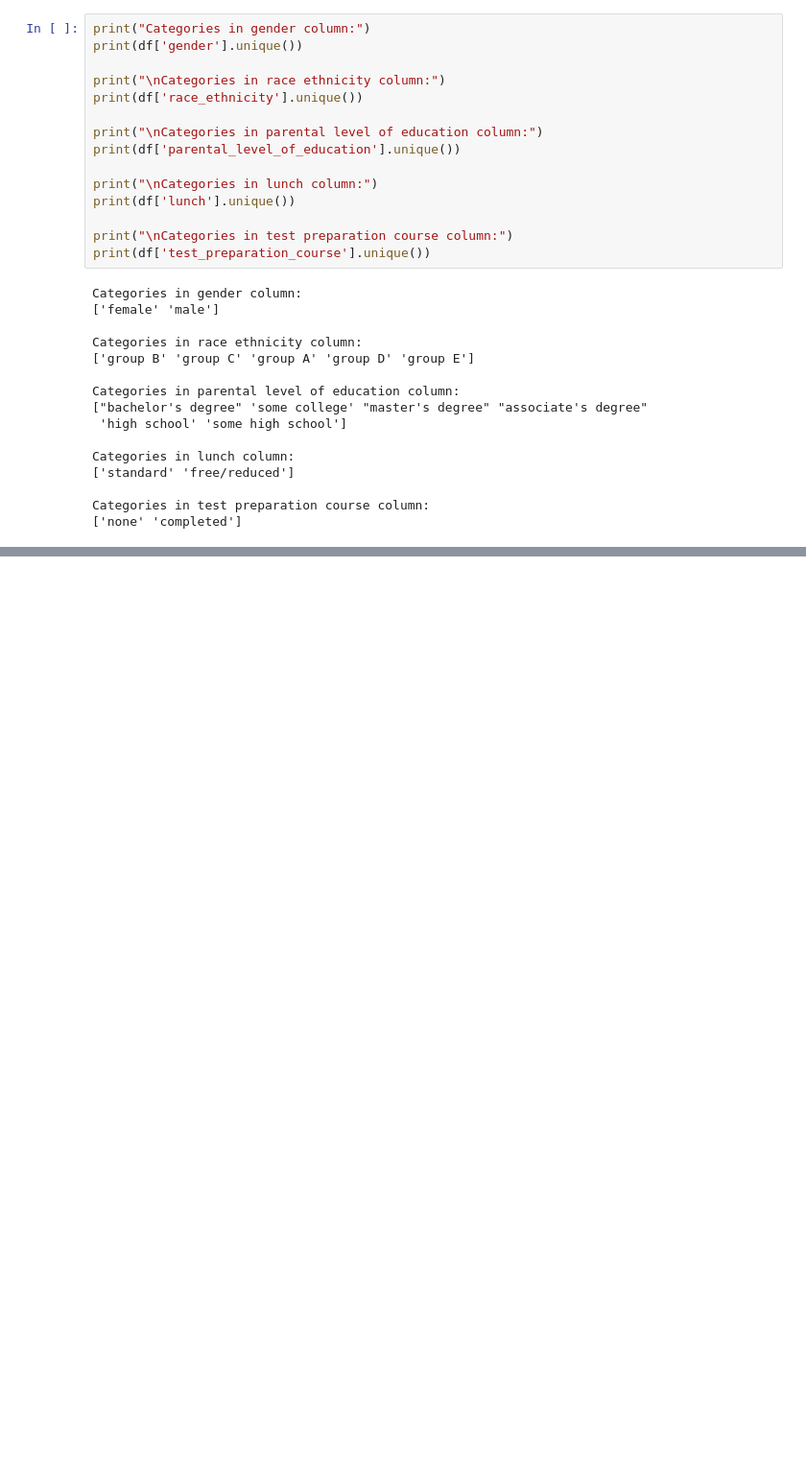
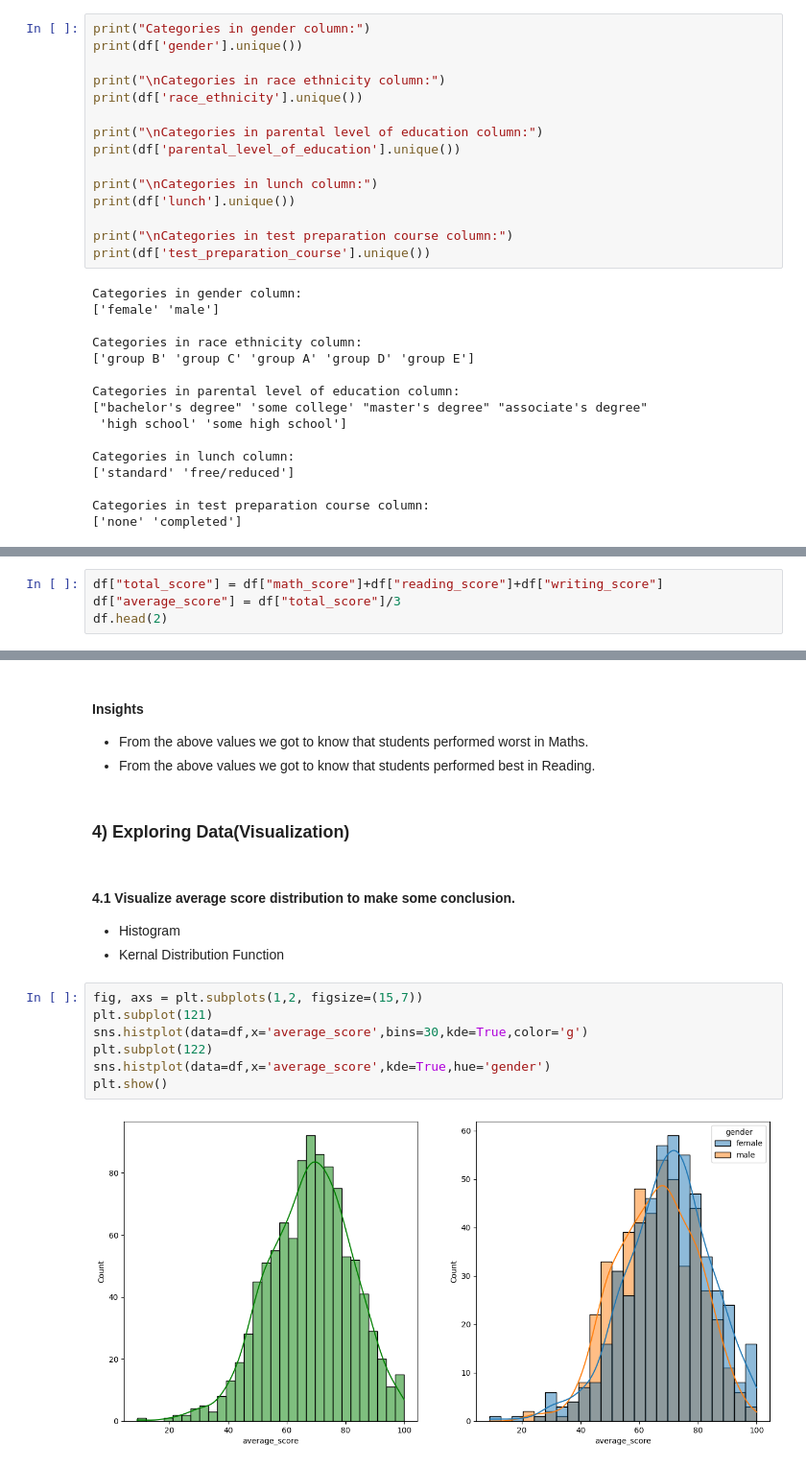
Before and after one commit to mukeshSankalamaddi/mlprojects, a Jupyter notebook: notebook/EDA STUDENT PERFORMANCE.ipynb, the cells around one changed output, grey strips where cells are left out. Shown: that part at 96% size. Drawn from its saved outputs; the diff is of its cells as text; blank space fills up the shorter version.

```diff
--- a/notebook/EDA STUDENT PERFORMANCE.ipynb
+++ b/notebook/EDA STUDENT PERFORMANCE.ipynb
@@ -178,0 +190,4 @@ Categories in test preparation course column:
+# %%
+df["total_score"] = df["math_score"]+df["reading_score"]+df["writing_score"]
+df["average_score"] = df["total_score"]/3
+df.head(2)
@@ -178,0 +224,23 @@ Categories in test preparation course column:
+# %% [markdown]
+#### Insights
+<ul>
+    <li>From the above values we got to know that students performed worst in Maths.</li>
+    <li>From the above values we got to know that students performed best in Reading.</li>
+</ul>
+# %% [markdown]
+### 4) Exploring Data(Visualization)
+# %% [markdown]
+#### 4.1 Visualize average score distribution to make some conclusion.
+<ul>
+    <li>Histogram</li>
+    <li>Kernal Distribution Function</li>
+</ul>
+# %%
+fig, axs = plt.subplots(1,2, figsize=(15,7))
+plt.subplot(121)
+sns.histplot(data=df,x='average_score',bins=30,kde=True,color='g')
+plt.subplot(122)
+sns.histplot(data=df,x='average_score',kde=True,hue='gender')
+plt.show()
+# %% [output]
+[figure, added]
```
Also changed, not shown: parts of 20 cells of this notebook.
